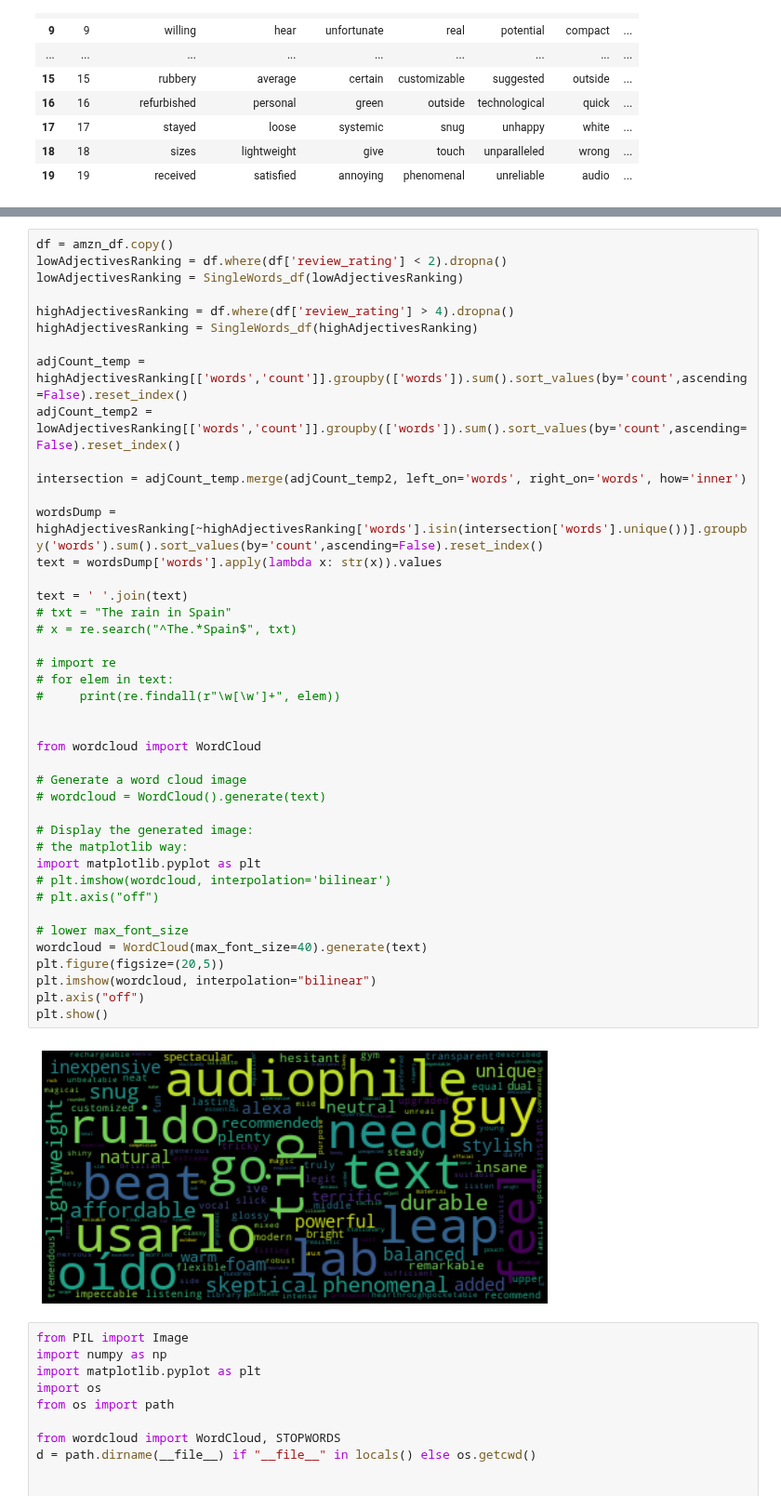
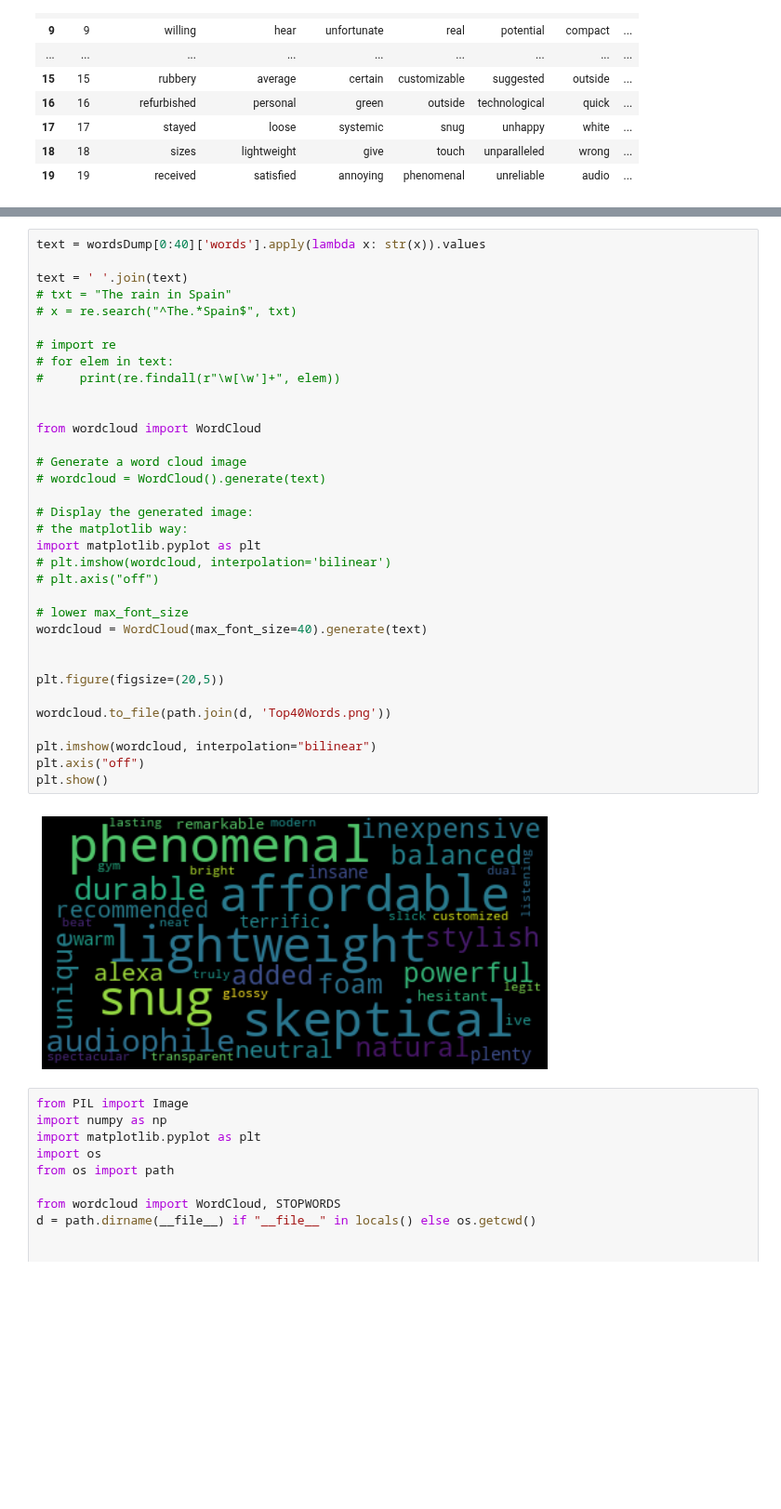
Before and after one commit to datascientistlin/AmazonReviewAnalysis, a Jupyter notebook: Amazon_review_word_exploration.ipynb, the cells around one changed output, grey strips where cells are left out. Shown at 93% size. Saved outputs shown, nothing was run; the diff lists cells and outputs as text; blank space fills up the shorter version.

Commit message:
added word cloud for the top 40 words

```diff
--- a/Amazon_review_word_exploration.ipynb
+++ b/Amazon_review_word_exploration.ipynb
@@ -496,47 +525,39 @@ GetProductUniqueWords(amzn_df).head(20)
 # %%
-df = amzn_df.copy()
-lowAdjectivesRanking = df.where(df['review_rating'] < 2).dropna()
-lowAdjectivesRanking = SingleWords_df(lowAdjectivesRanking)
-
-highAdjectivesRanking = df.where(df['review_rating'] > 4).dropna()
-highAdjectivesRanking = SingleWords_df(highAdjectivesRanking)
-
-adjCount_temp = highAdjectivesRanking[['words','count']].groupby(['words']).sum().sort_values(by='count',ascending=False).reset_index()
-adjCount_temp2 = lowAdjectivesRanking[['words','count']].groupby(['words']).sum().sort_values(by='count',ascending=False).reset_index()
-
-intersection = adjCount_temp.merge(adjCount_temp2, left_on='words', right_on='words', how='inner')
-
-wordsDump = highAdjectivesRanking[~highAdjectivesRanking['words'].isin(intersection['words'].unique())].groupby('words').sum().sort_values(by='count',ascending=False).reset_index()
-text = wordsDump['words'].apply(lambda x: str(x)).values
+text = wordsDump[0:40]['words'].apply(lambda x: str(x)).values
 
 text = ' '.join(text)
 # txt = "The rain in Spain"
 # x = re.search("^The.*Spain$", txt)
 
 # import re
 # for elem in text:
 #     print(re.findall(r"\w[\w']+", elem))
 
 
 from wordcloud import WordCloud
 
 # Generate a word cloud image
 # wordcloud = WordCloud().generate(text)
 
 # Display the generated image:
 # the matplotlib way:
 import matplotlib.pyplot as plt
 # plt.imshow(wordcloud, interpolation='bilinear')
 # plt.axis("off")
 
 # lower max_font_size
 wordcloud = WordCloud(max_font_size=40).generate(text)
+
+
 plt.figure(figsize=(20,5))
+
+wordcloud.to_file(path.join(d, 'Top40Words.png'))
+
 plt.imshow(wordcloud, interpolation="bilinear")
 plt.axis("off")
 plt.show()
 # %% [output]
-[figure, old version]
+[figure, new version]
 # %%
 from PIL import Image
 import numpy as np
```
Also changed, not shown: parts of 2 cells of this notebook, 1 other file.
